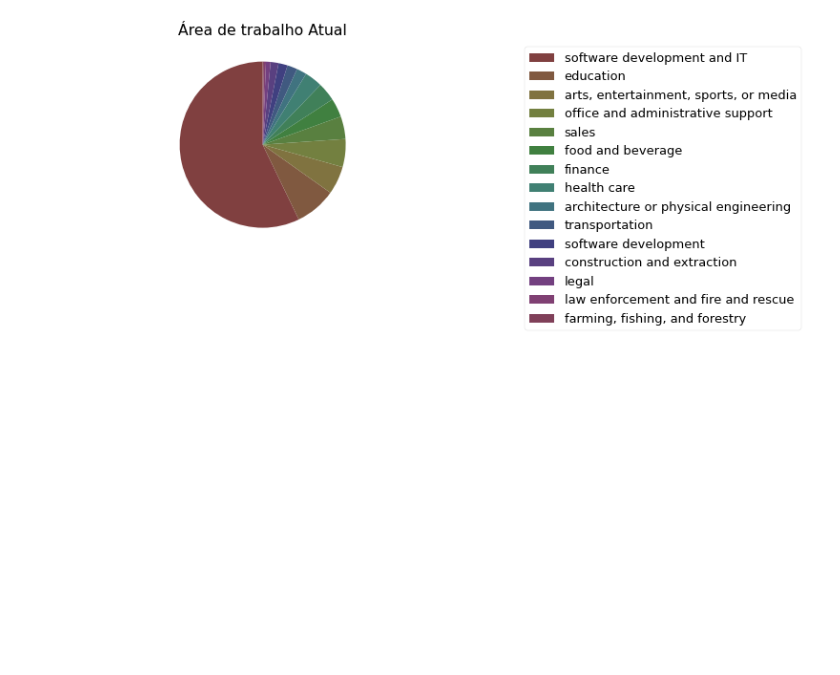
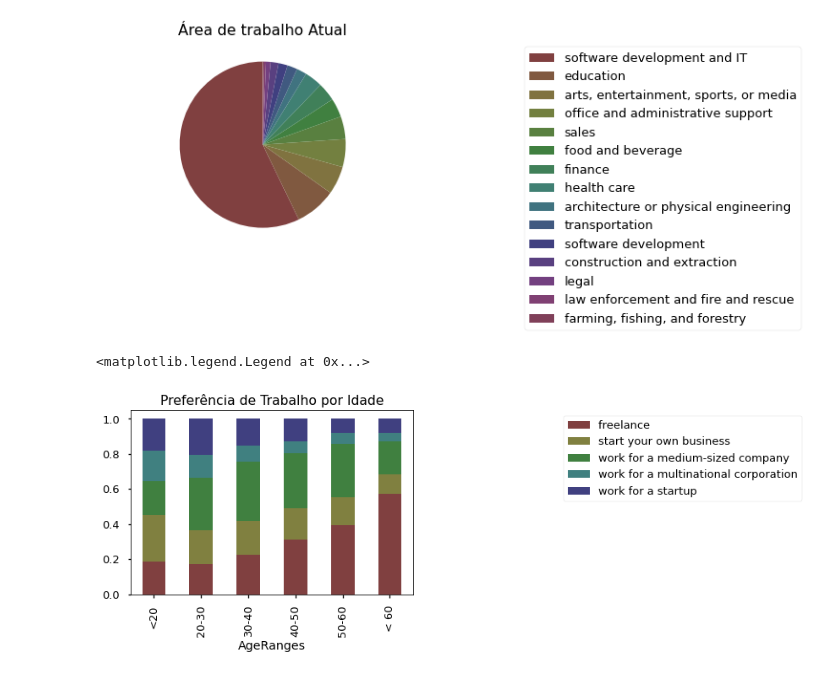
Before and after one commit to JuniorTorresMTJ/Pesquisa_Freecodecamp, a Jupyter notebook: Pesquisa_Salarial_EUA.ipynb, the cells around one changed output. Drawn from its saved outputs; the diff is of its cells as text; code cells hidden in the pictures; blank space fills up the shorter version.

```diff
--- a/Pesquisa_Salarial_EUA.ipynb
+++ b/Pesquisa_Salarial_EUA.ipynb
@@ -140,3 +140,28 @@ plt.title("Área de trabalho Atual")
 plt.show()
 # %% [output]
 [figure]
+# %%
+df_ageranges = df.copy()
+bins=[0, 20, 30, 40, 50, 60, 100]
+
+df_ageranges['AgeRanges'] = pd.cut(df_ageranges['Age'],
+                                    bins,
+                                    labels=["<20","20-30","30-40", "40-50", "50-60", "< 60"])
+
+df2=pd.crosstab(df_ageranges.AgeRanges,
+                df_ageranges.JobPref).apply(lambda r: r/r.sum(), axis = 1)
+
+# Definindo a quantidade
+num = len(df_ageranges.AgeRanges.value_counts().index)
+
+# Criando a lista de cores
+listaHSV = [(x*1.0/num, 0.5, 0.5) for x in range(num)]
+listaRGB = list(map(lambda x: colorsys.hsv_to_rgb(*x), listaHSV))
+
+# Gráfico de Barras (Stacked)
+ax1 = df2.plot(kind = "bar", stacked = True, color = listaRGB, title = "Preferência de Trabalho por Idade")
+lines, labels = ax1.get_legend_handles_labels()
+ax1.legend(lines, labels, bbox_to_anchor = (1.51, 1))
+# %% [output]
+<matplotlib.legend.Legend at 0x...>
+[figure, added]
```
Also changed, not shown: parts of 6 cells of this notebook.
